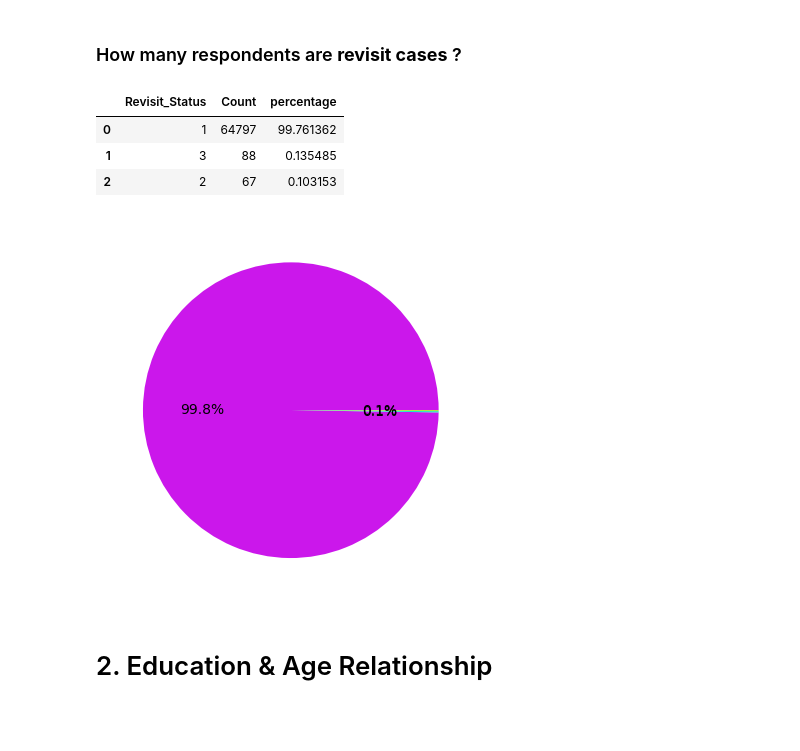
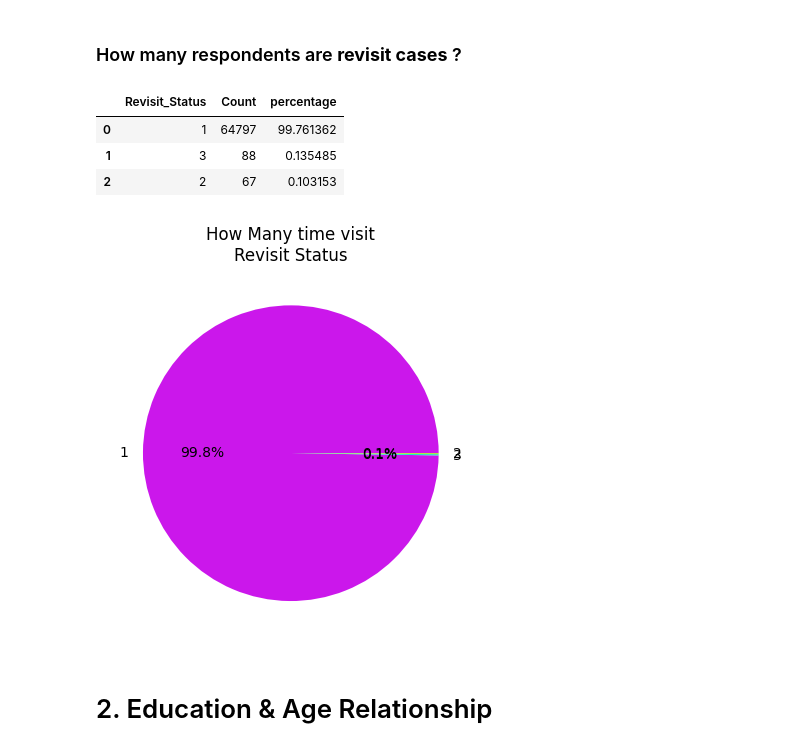
Before and after one commit to Rudra-G-23/rural-financial-inclusion-govt-scheme-recommendation, a Jupyter notebook: parquet-data/lev-02/notebooks/lev-02-05-eda-01.ipynb, the cells around one changed output. Cells and saved outputs as stored; diff of their text form; code cells hidden in the pictures; blank space fills up the shorter version.

```diff
--- a/parquet-data/lev-02/notebooks/lev-02-05-eda-01.ipynb
+++ b/parquet-data/lev-02/notebooks/lev-02-05-eda-01.ipynb
@@ -172,29 +223,30 @@ plt.show()
 # %%
 total = pdf.height
 
 revisit_count= (
     pdf.group_by('Revisit_Status')
         .agg(
             pl.len().alias('Count'),
             ((pl.len() / total) * 100 ).alias('percentage')
         )
         .sort('Count', descending=True)
 ).to_pandas()
 
 display(revisit_count)
 
 plt.pie(
     revisit_count['percentage'],
-    autopct='%1.1f%%'
+    autopct='%1.1f%%',
+    labels=revisit_count['Revisit_Status']
 )
-
+plt.title('How Many time visit\nRevisit Status')
 plt.show()
 # %% [output]
 |  | Revisit_Status | Count | percentage |
 | 0 | 1 | 64797 | 99.761362 |
 | 1 | 3 | 88 | 0.135485 |
 | 2 | 2 | 67 | 0.103153 |
-[figure, old version]
+[figure, new version]
 # %% [markdown]
 # 2. Education & Age Relationship
 # %% [markdown]
```
Also changed, not shown: parts of 17 cells of this notebook, 47 other files.
